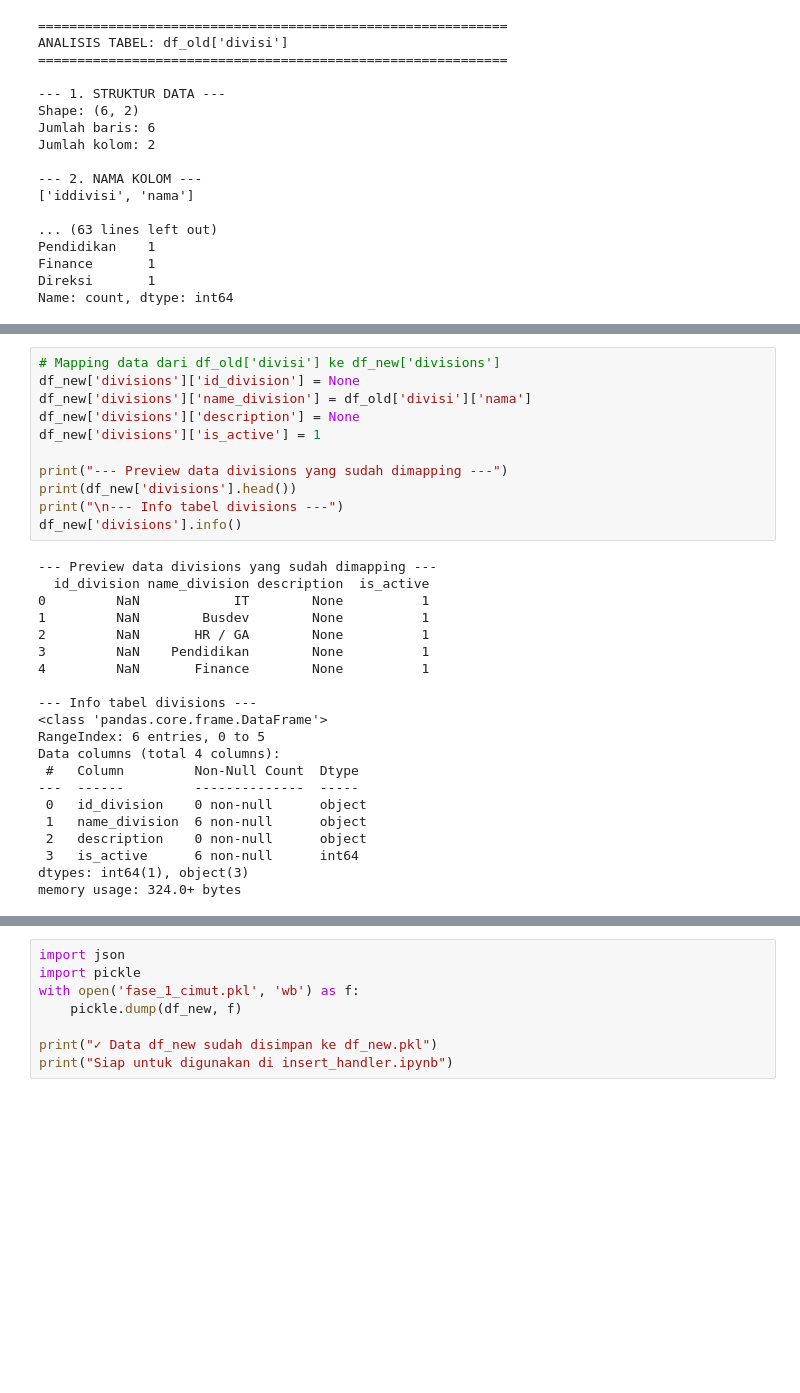
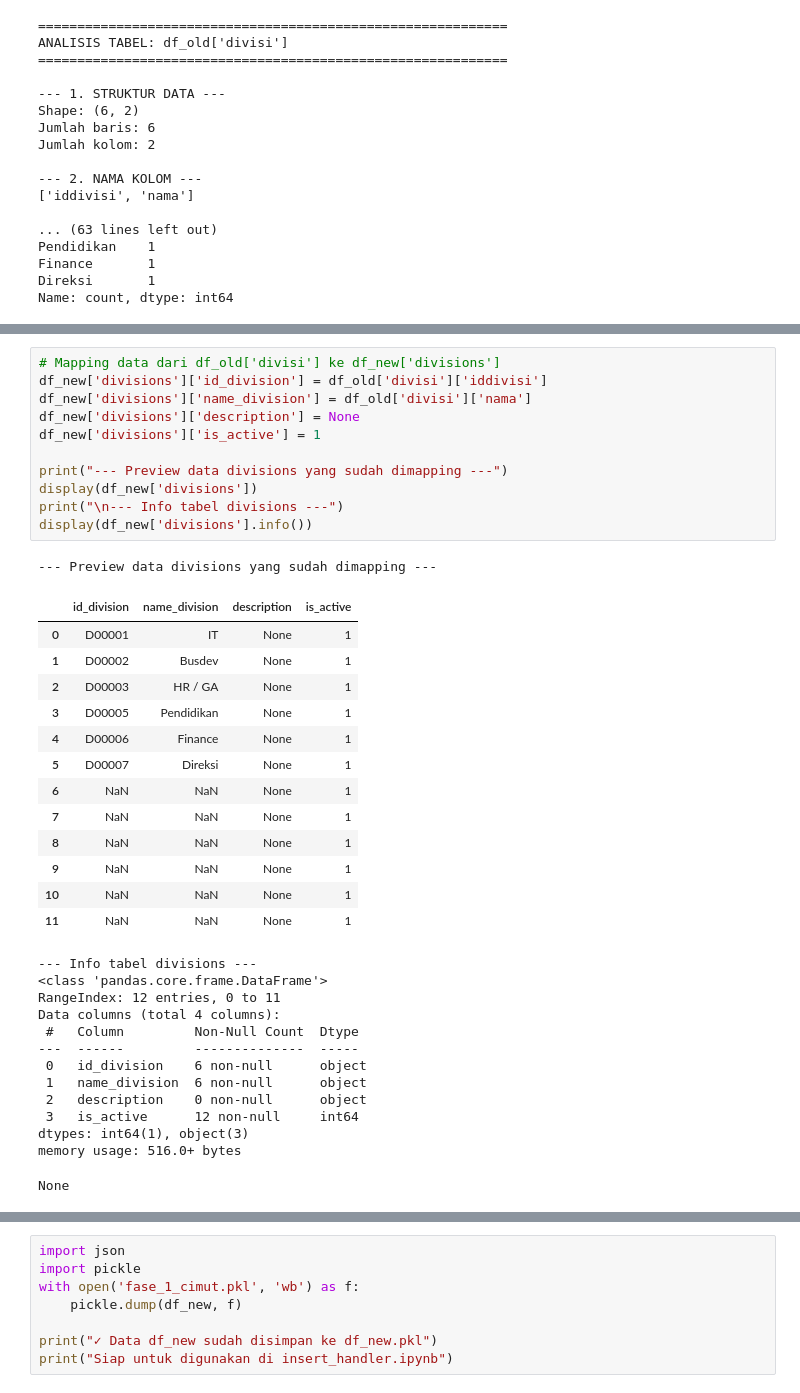
Before and after one commit to umamhaniff/DB_Migration_Leap, a Jupyter notebook: fase_1/script_cimut.ipynb, the cells around one changed output, grey strips where cells are left out. Cells and saved outputs as stored; diff of their text form; blank space fills up the shorter version.

```diff
--- a/fase_1/script_cimut.ipynb
+++ b/fase_1/script_cimut.ipynb
@@ -396,32 +450,39 @@ memory usage: 132.0+ bytes
 # %%
 # Mapping data dari df_old['divisi'] ke df_new['divisions']
-df_new['divisions']['id_division'] = None
+df_new['divisions']['id_division'] = df_old['divisi']['iddivisi']
 df_new['divisions']['name_division'] = df_old['divisi']['nama']
 df_new['divisions']['description'] = None
 df_new['divisions']['is_active'] = 1
 
 print("--- Preview data divisions yang sudah dimapping ---")
-print(df_new['divisions'].head())
+display(df_new['divisions'])
 print("\n--- Info tabel divisions ---")
-df_new['divisions'].info()
+display(df_new['divisions'].info())
 # %% [output]
 --- Preview data divisions yang sudah dimapping ---
-  id_division name_division description  is_active
-0         NaN            IT        None          1
-1         NaN        Busdev        None          1
-2         NaN       HR / GA        None          1
-3         NaN    Pendidikan        None          1
-4         NaN       Finance        None          1
-
---- Info tabel divisions ---
-<class 'pandas.core.frame.DataFrame'>
-RangeIndex: 6 entries, 0 to 5
-Data columns (total 4 columns):
- #   Column         Non-Null Count  Dtype
----  ------         --------------  -----
- 0   id_division    0 non-null      object
- 1   name_division  6 non-null      object
- 2   description    0 non-null      object
- 3   is_active      6 non-null      int64
-dtypes: int64(1), object(3)
-memory usage: 324.0+ bytes
+|  | id_division | name_division | description | is_active |
+| 0 | D00001 | IT | None | 1 |
+| 1 | D00002 | Busdev | None | 1 |
+| 2 | D00003 | HR / GA | None | 1 |
+| 3 | D00005 | Pendidikan | None | 1 |
+| 4 | D00006 | Finance | None | 1 |
+| 5 | D00007 | Direksi | None | 1 |
+| 6 | NaN | NaN | None | 1 |
+| 7 | NaN | NaN | None | 1 |
+| 8 | NaN | NaN | None | 1 |
+| 9 | NaN | NaN | None | 1 |
+| 10 | NaN | NaN | None | 1 |
+| 11 | NaN | NaN | None | 1 |
+--- Info tabel divisions ---
+<class 'pandas.core.frame.DataFrame'>
+RangeIndex: 12 entries, 0 to 11
+Data columns (total 4 columns):
+ #   Column         Non-Null Count  Dtype
+---  ------         --------------  -----
+ 0   id_division    6 non-null      object
+ 1   name_division  6 non-null      object
+ 2   description    0 non-null      object
+ 3   is_active      12 non-null     int64
+dtypes: int64(1), object(3)
+memory usage: 516.0+ bytes
+None
```
Also changed, not shown: parts of 13 cells of this notebook, 6 other files.
